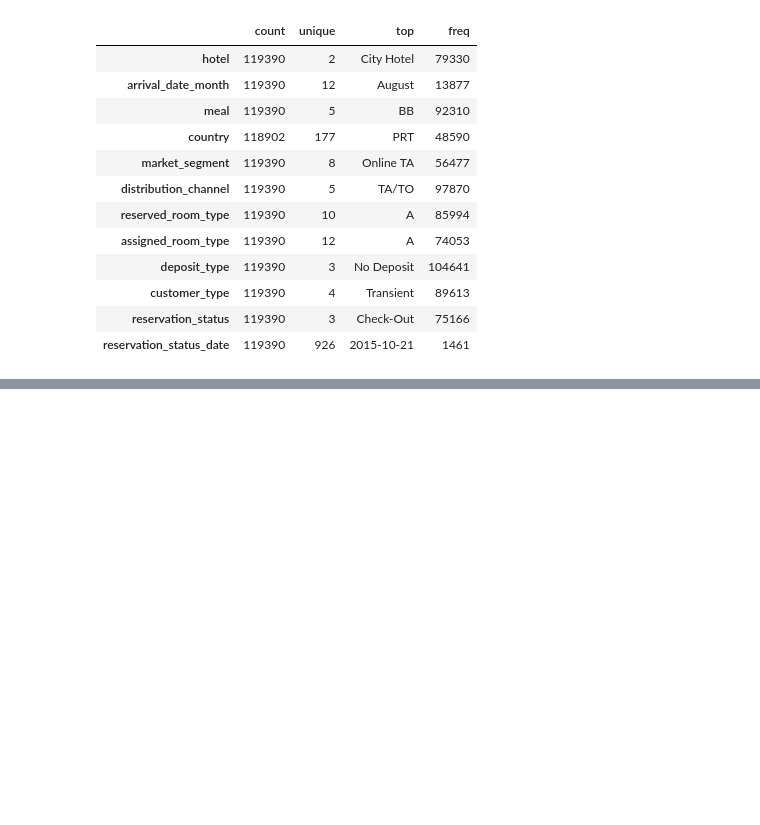
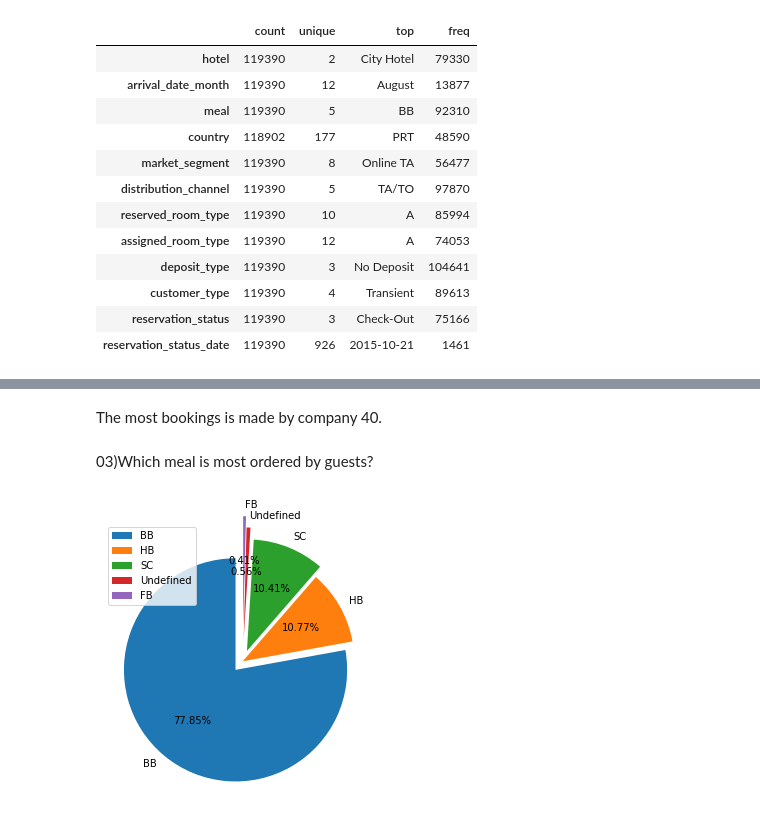
Before and after one commit to Sindhu846/eda-capestone-project, a Jupyter notebook: Hotel_Booking_Analysis_Capstone_Project.ipynb, the cells around one changed output, grey strips where cells are left out. Drawn from its saved outputs; the diff is of its cells as text; code cells hidden in the pictures; blank space fills up the shorter version.

```diff
--- a/Hotel_Booking_Analysis_Capstone_Project.ipynb
+++ b/Hotel_Booking_Analysis_Capstone_Project.ipynb
@@ -139,0 +285,16 @@ hotel_booking_df.describe(include='object').T
+# %% [markdown]
+The most bookings is made by company 40.
+# %% [markdown]
+03)Which meal is most ordered by guests?
+# %%
+meal = ["BB", "HB", "SC", "Undefined", "FB"]
+values = hotel_booking_df.meal.value_counts()
+
+plt.figure(figsize = (5, 7))
+plt.pie(values, labels = meal, explode = (0.1, 0, 0.1, 0.2, 0.3), autopct = "%.2f%%",startangle = 90)
+
+plt.legend()
+
+plt.show();
+# %% [output]
+[figure, added]
```
Also changed, not shown: parts of 54 cells of this notebook.
